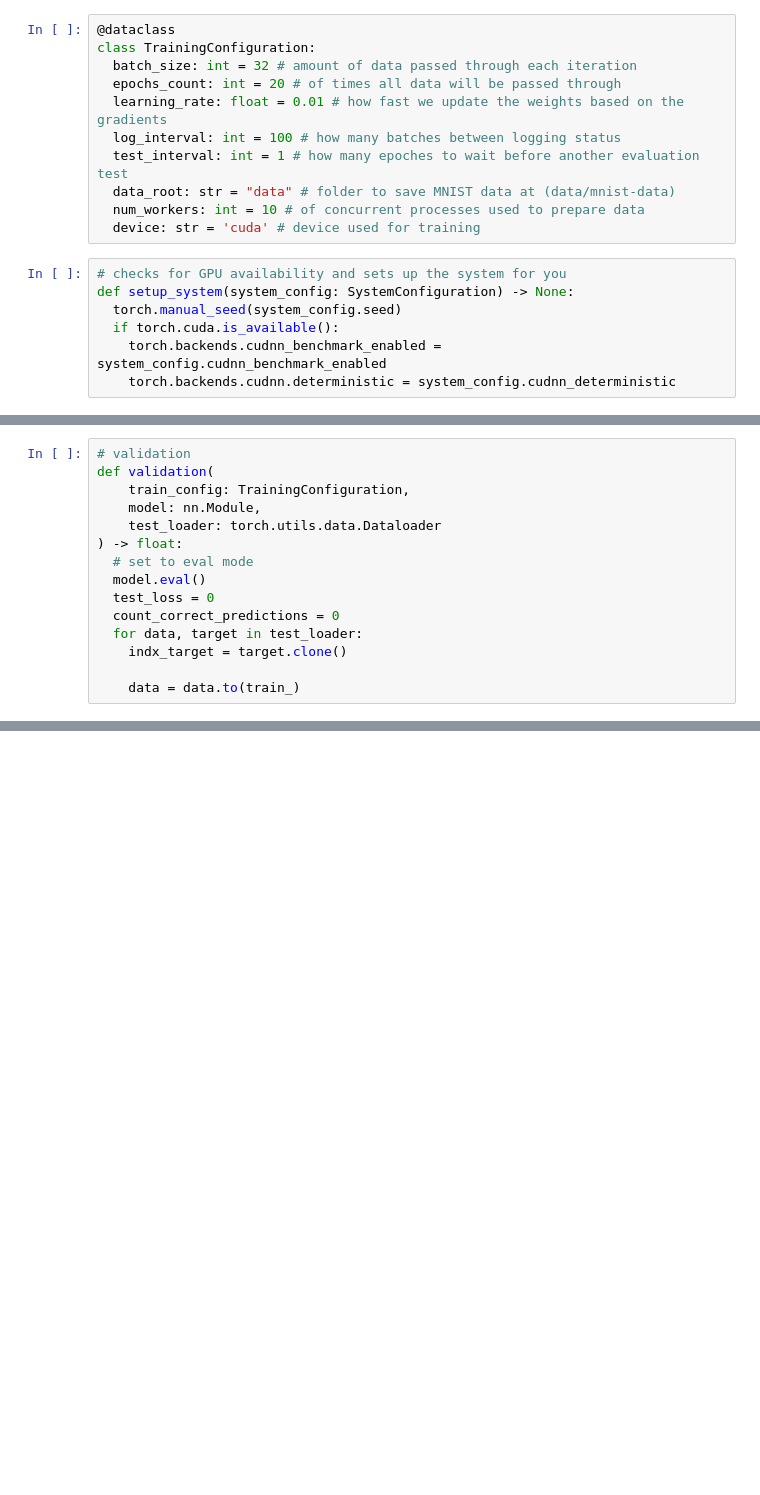
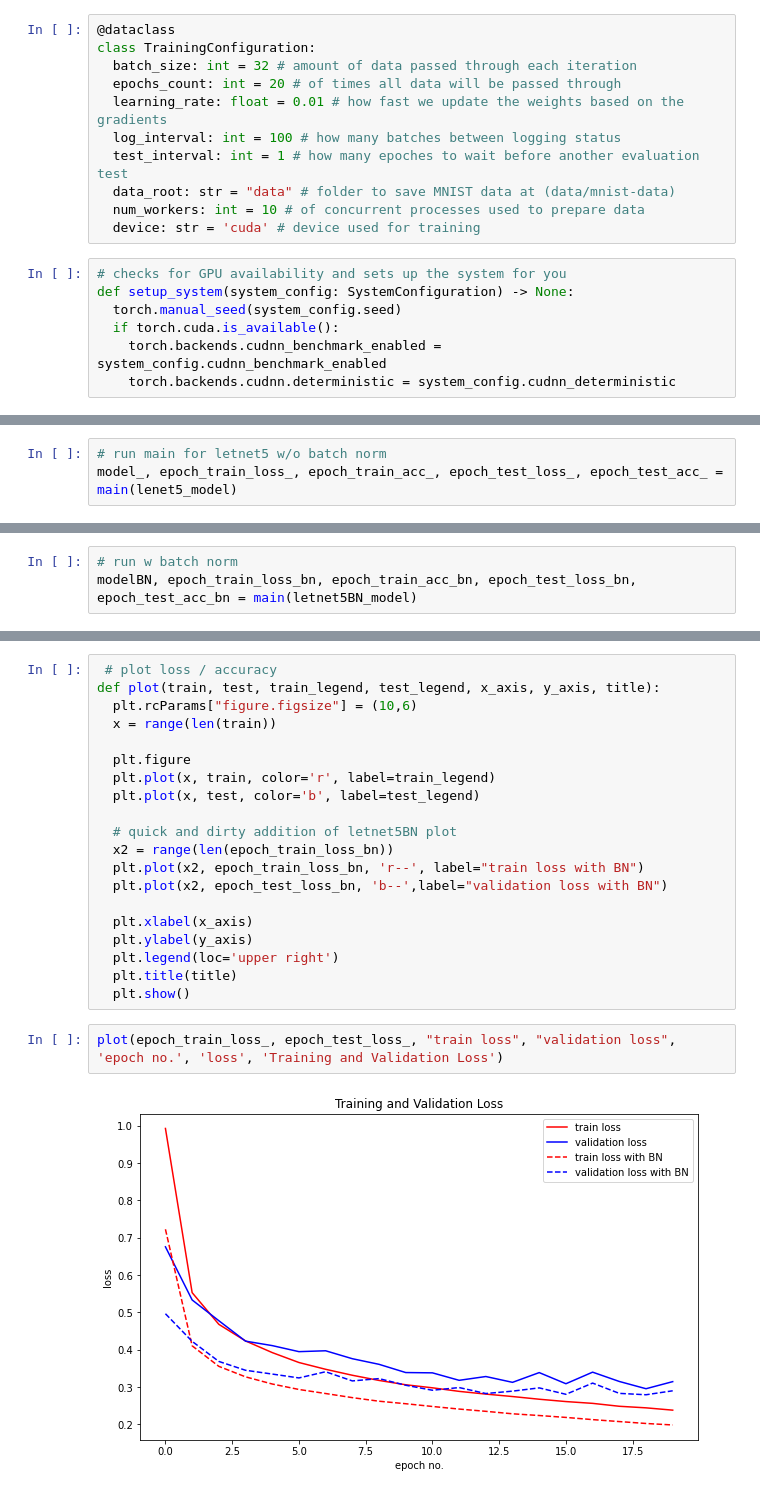
Before and after one commit to bassoline/DeepLearning, a Jupyter notebook: LeNet.ipynb, the cells around one changed output, grey strips where cells are left out. Cells and saved outputs as stored; diff of their text form; blank space fills up the shorter version.

```diff
--- a/LeNet.ipynb
+++ b/LeNet.ipynb
@@ -173,18 +230,3 @@ def train(
   epoch_loss = batch_loss.mean()
   epoch_acc = batch_acc.mean()
   return epoch_loss, epoch_acc
-# %%
-# validation
-def validation(
-    train_config: TrainingConfiguration,
-    model: nn.Module,
-    test_loader: torch.utils.data.Dataloader
-) -> float:
-  # set to eval mode
-  model.eval()
-  test_loss = 0
-  count_correct_predictions = 0
-  for data, target in test_loader:
-    indx_target = target.clone()
-
-    data = data.to(train_)
@@ -190,0 +340,3 @@ def validation(
+# %%
+# run main for letnet5 w/o batch norm
+model_, epoch_train_loss_, epoch_train_acc_, epoch_test_loss_, epoch_test_acc_ = main(lenet5_model)
@@ -190,0 +361,3 @@ def validation(
+# %%
+# run w batch norm
+modelBN, epoch_train_loss_bn, epoch_train_acc_bn, epoch_test_loss_bn, epoch_test_acc_bn = main(letnet5BN_model)
@@ -190,0 +382,24 @@ def validation(
+# %%
+ # plot loss / accuracy
+def plot(train, test, train_legend, test_legend, x_axis, y_axis, title):
+  plt.rcParams["figure.figsize"] = (10,6)
+  x = range(len(train))
+
+  plt.figure
+  plt.plot(x, train, color='r', label=train_legend)
+  plt.plot(x, test, color='b', label=test_legend)
+
+  # quick and dirty addition of letnet5BN plot
+  x2 = range(len(epoch_train_loss_bn))
+  plt.plot(x2, epoch_train_loss_bn, 'r--', label="train loss with BN")
+  plt.plot(x2, epoch_test_loss_bn, 'b--',label="validation loss with BN")
+
+  plt.xlabel(x_axis)
+  plt.ylabel(y_axis)
+  plt.legend(loc='upper right')
+  plt.title(title)
+  plt.show()
+# %%
+plot(epoch_train_loss_, epoch_test_loss_, "train loss", "validation loss", 'epoch no.', 'loss', 'Training and Validation Loss')
+# %% [output]
+[figure, added]
```
Also changed, not shown: parts of 15 cells of this notebook.
